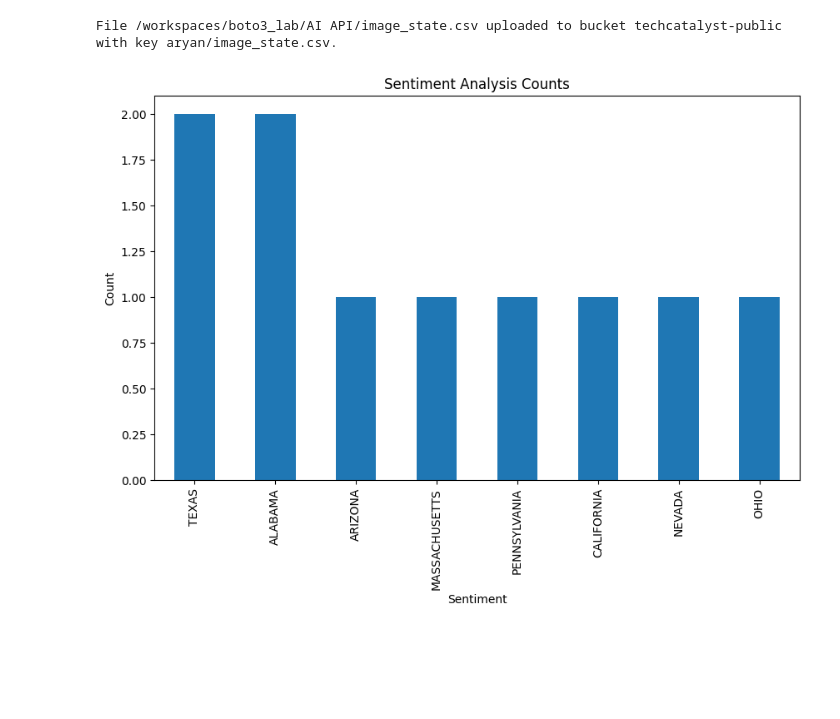
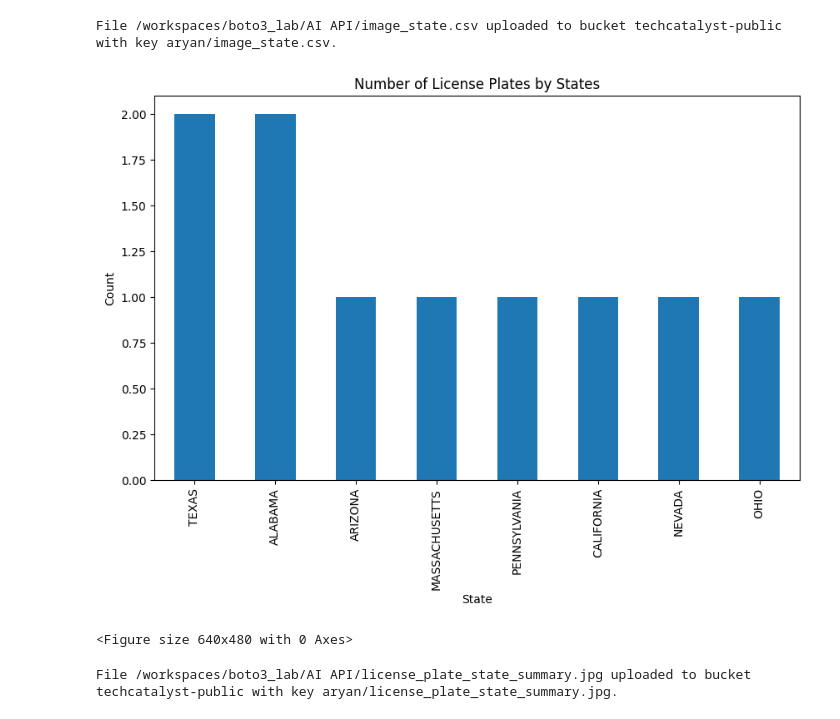
Before and after one commit to aryan-zodge-thehartford/boto3_lab, a Jupyter notebook: AI API/aiapi.ipynb, the cells around one changed output. Saved outputs shown, nothing was run; the diff lists cells and outputs as text; code cells hidden in the pictures; blank space fills up the shorter version.

```diff
--- a/AI API/aiapi.ipynb
+++ b/AI API/aiapi.ipynb
@@ -288,13 +305,32 @@ File /workspaces/boto3_lab/AI API/image_state.csv uploaded to bucket techcatalys
 # %%
 import matplotlib.pyplot as plt
 
 sentiment_counts = licenses_df['State'].value_counts()
-
 plt.figure(figsize=(10, 6))
 sentiment_counts.plot(kind='bar')
-plt.title('Sentiment Analysis Counts')
-plt.xlabel('Sentiment')
+plt.title('Number of License Plates by States')
+plt.xlabel('State')
 plt.ylabel('Count')
 plt.show()
 # %% [output]
-[figure, old version]
+[figure, new version]
+# %%
+# Import Matplotlib
+import matplotlib.pyplot as plt
+senti = plt.gcf()
+senti.savefig('license_plate_state_summary.jpg')
+# %% [output]
+<Figure size 640x480 with 0 Axes>
+# %%
+# Define the file to upload and the target bucket and key
+filename = '/workspaces/boto3_lab/AI API/license_plate_state_summary.jpg'  # Replace with your file path
+bucket_name = 'techcatalyst-public'  # Replace with your bucket name
+key = 'aryan/license_plate_state_summary.jpg'  # Replace with your file key in S3
+
+# Upload the file to S3
+s3.upload_file(filename, bucket_name, key)
+
+# Print a confirmation message
+print(f'File {filename} uploaded to bucket {bucket_name} with key {key}.')
+# %% [output]
+File /workspaces/boto3_lab/AI API/license_plate_state_summary.jpg uploaded to bucket techcatalyst-public with key aryan/license_plate_state_summary.jpg.
```
Also changed, not shown: parts of 2 cells of this notebook, 3 other files.
